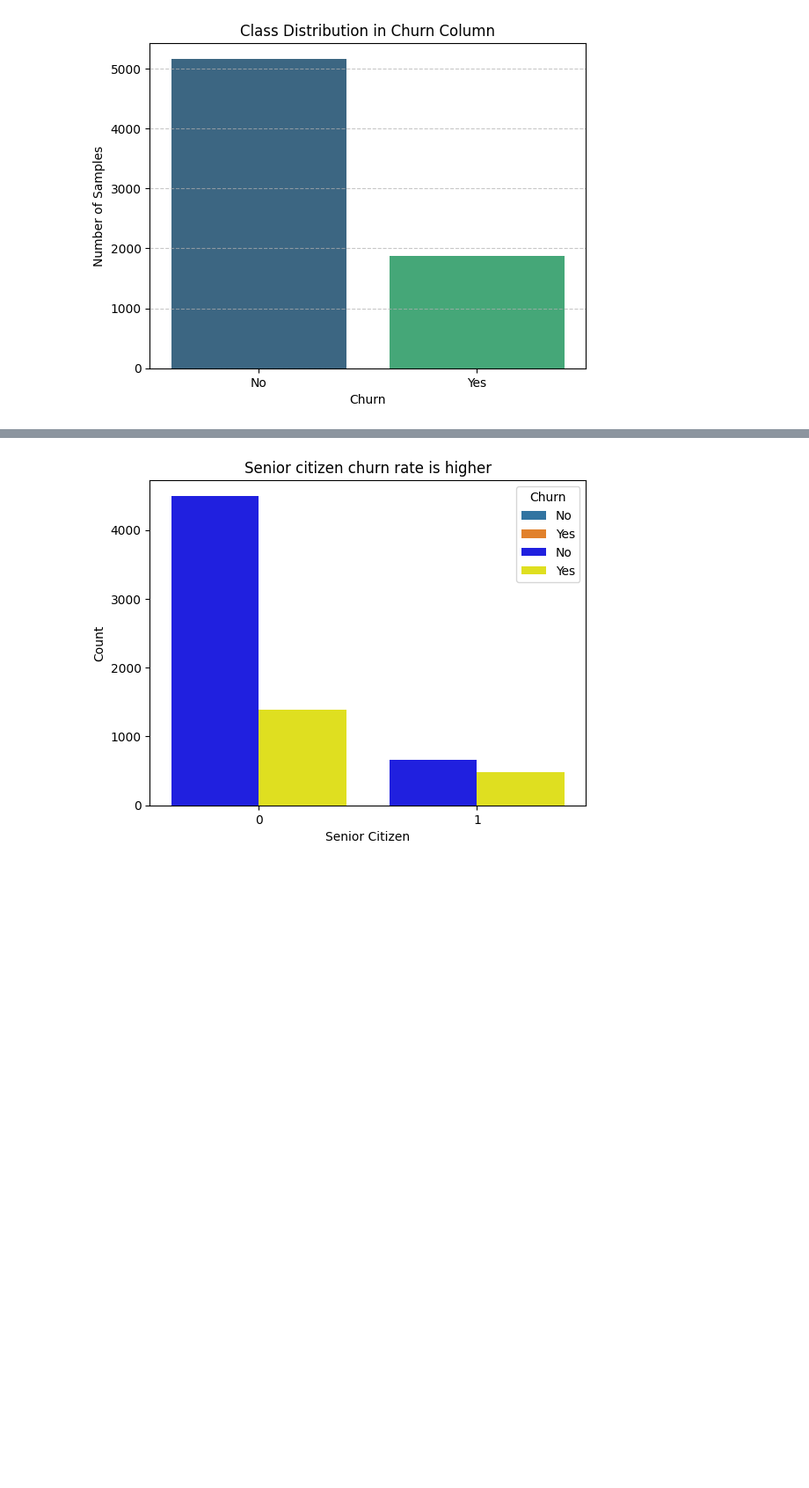
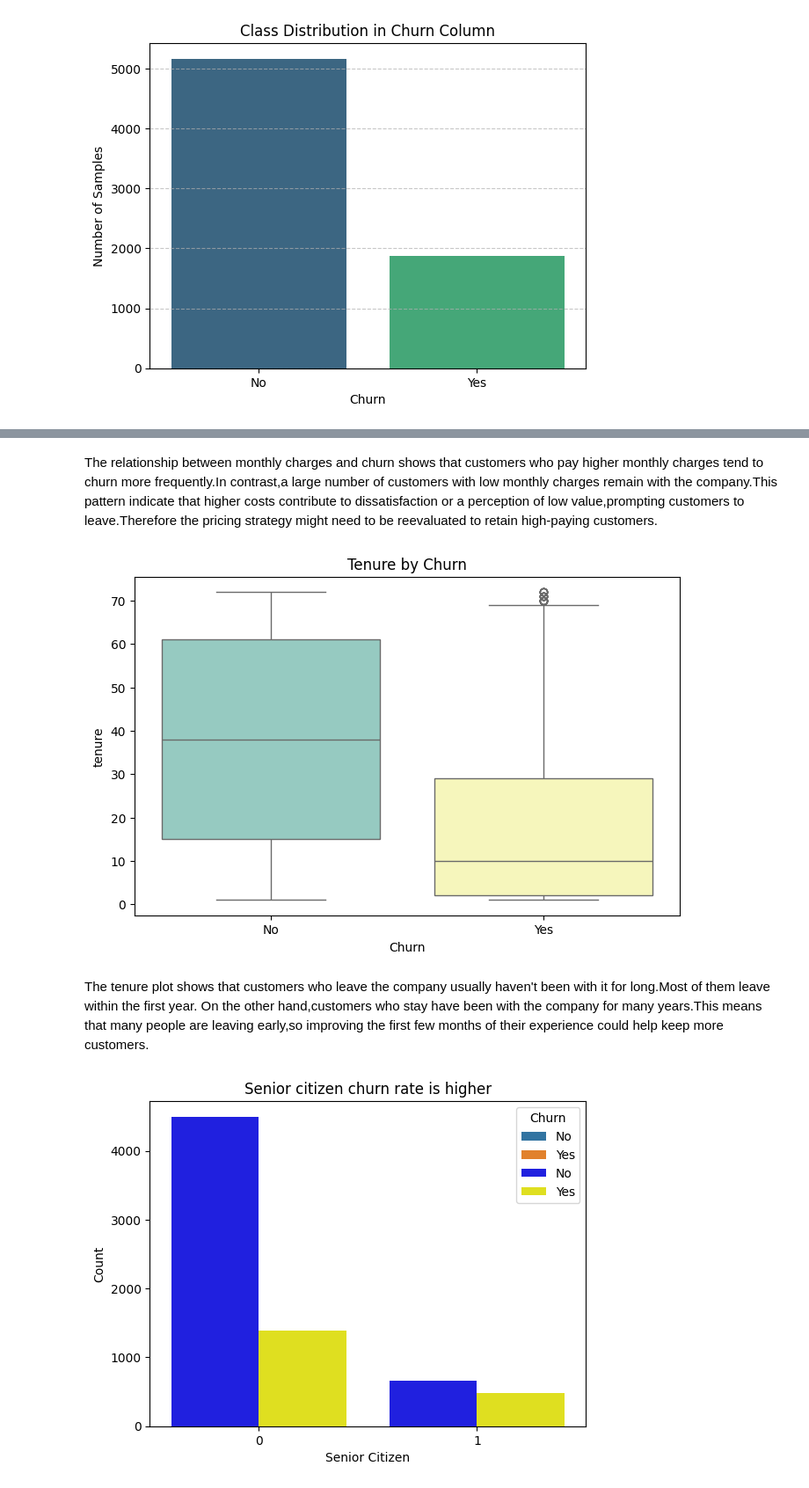
Before and after one commit to Sonushaji2002/Churn-prediction, a Jupyter notebook: Churn.ipynb, the cells around one changed output, grey strips where cells are left out. Shown at 88% size. Drawn from its saved outputs; the diff is of its cells as text; code cells hidden in the pictures; blank space fills up the shorter version.

```diff
--- a/Churn.ipynb
+++ b/Churn.ipynb
@@ -150,3 +155,15 @@ plt.show()
+# %% [markdown]
+ The relationship between monthly charges and churn shows that customers who pay higher monthly charges tend to churn more frequently.In contrast,a large number of customers with low monthly charges remain with the company.This pattern indicate that higher costs contribute to dissatisfaction or a perception of low value,prompting customers to leave.Therefore the pricing strategy might need to be reevaluated to retain high-paying customers.
+# %%
+plt.figure(figsize=(8,5))
+sns.boxplot(data=df,x='Churn',y='tenure',hue='Churn',palette='Set3',dodge=False)
+plt.title('Tenure by Churn')
+plt.legend([],[],frameon=False)
+plt.show()
+# %% [output]
+[figure, added]
+# %% [markdown]
+The tenure plot shows that customers who leave the company usually haven't been with it for long.Most of them leave within the first year. On the other hand,customers who stay have been with the company for many years.This means that many people are leaving early,so improving the first few months of their experience could help keep more customers.
 # %%
 sns.countplot(x = "SeniorCitizen", hue="Churn", data= df)
 sns.countplot(data= df, x = "SeniorCitizen", hue="Churn", palette={"yellow", "blue"})
```
Also changed, not shown: parts of 21 cells of this notebook.
